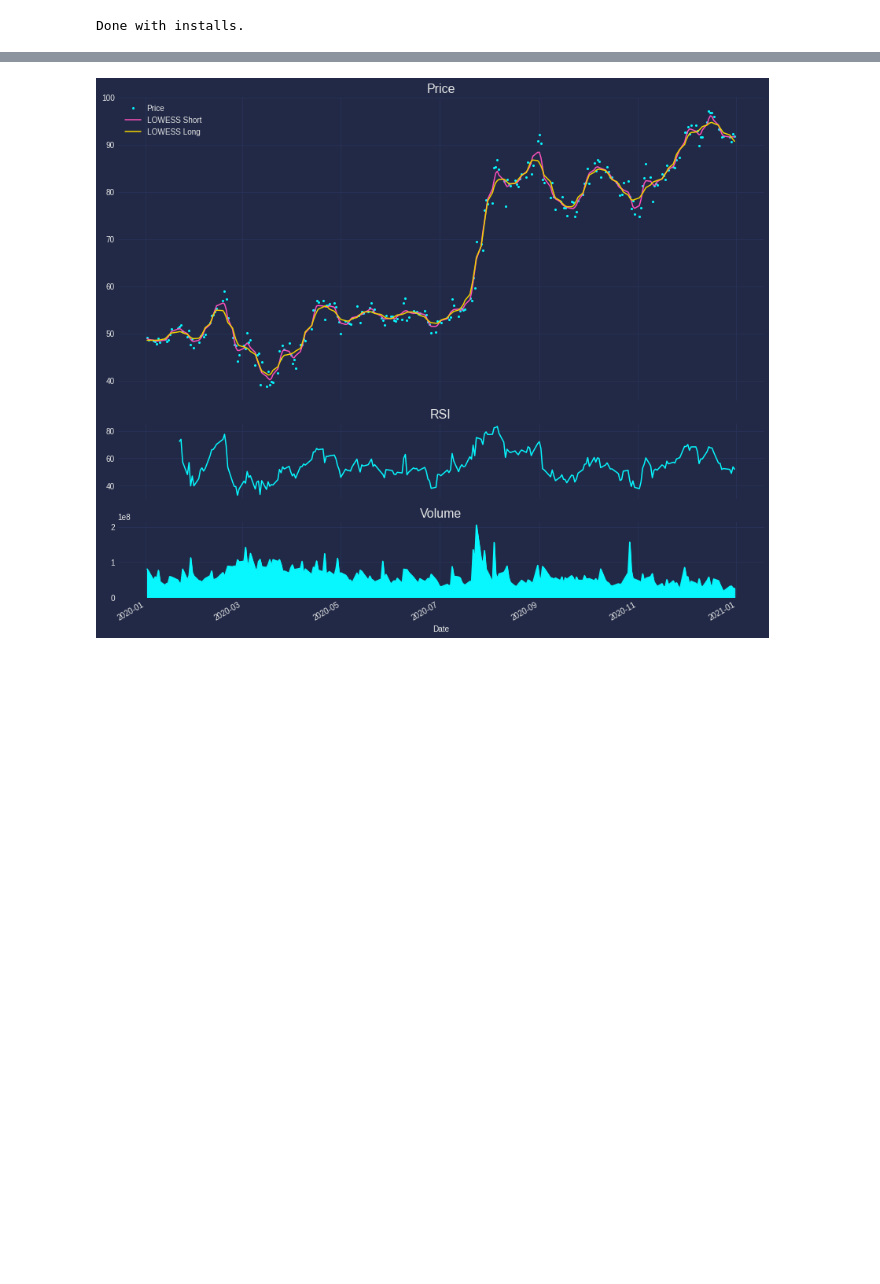
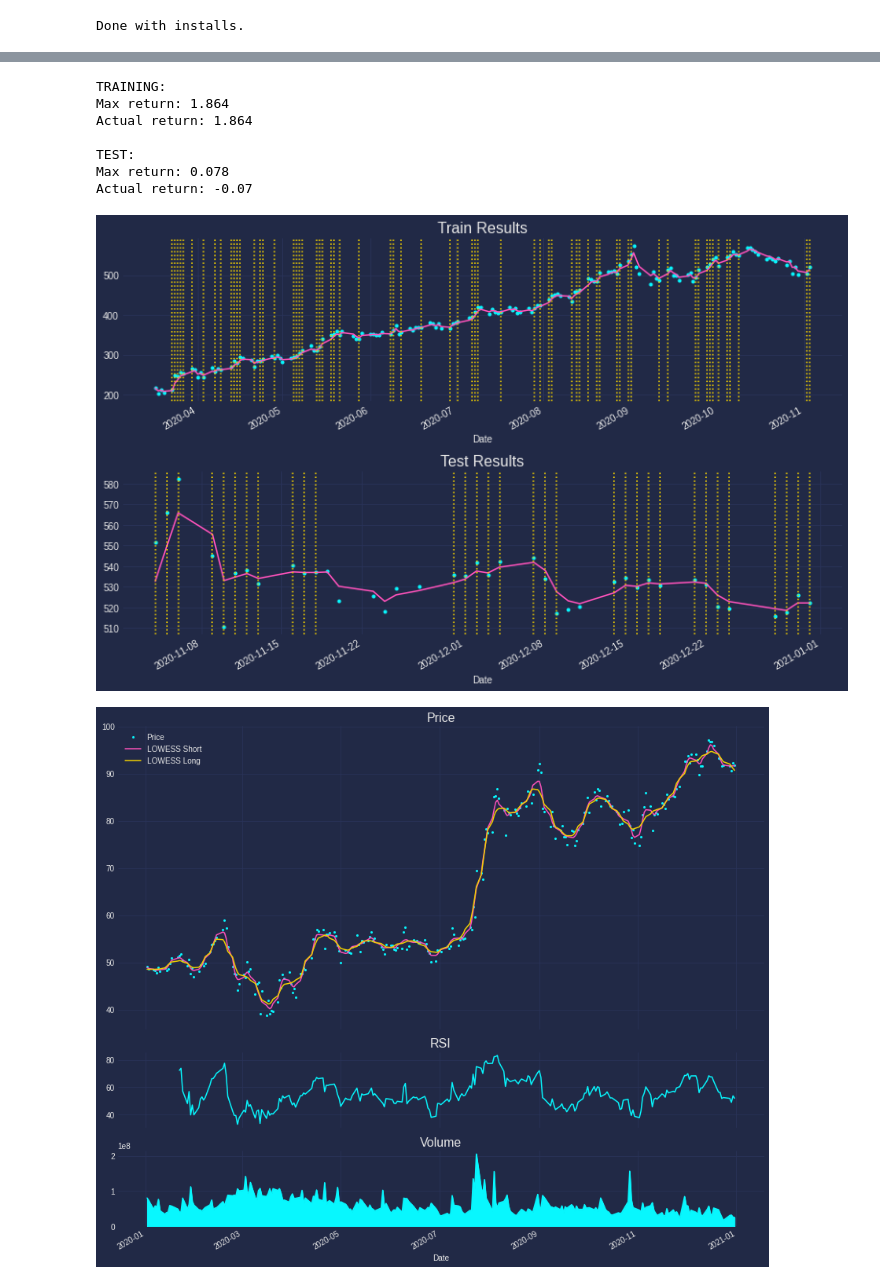
Before and after one commit to masta-g3/robinmodel, a Jupyter notebook: robinmodel.ipynb, the cells around one changed output, grey strips where cells are left out. Saved outputs shown, nothing was run; the diff lists cells and outputs as text; code cells hidden in the pictures; blank space fills up the shorter version.

```diff
--- a/robinmodel.ipynb
+++ b/robinmodel.ipynb
@@ -38,3 +165,39 @@ stock_df = stock.history(start='2020-01-01', end='2021-01-01')
+# %%
+## Train.
+fig, axs = plt.subplots(figsize=(11, 7), nrows=2, sharey=False)
+
+ax = axs[0]
+train_df['Close'].plot(ax=ax, ls='', marker='o', markersize=3)
+train_df['Close_Smooth'].plot(ax=ax)
+[ax.axvline(v, c=colors[2], ls=':') for v in
+ train_df.loc[train_pred.astype(bool)].index]
+ax.set_title('Train Results', size=16)
+
+print('TRAINING:')
+print('Max return:', (train_df['ret'].shift(-1) * train_df['ret_type_smooth']).sum().round(3))
+print('Actual return:', (train_df['ret'].shift(-1) * train_pred).sum().round(3))
+
+## Test.
+ax = axs[1]
+test_df['Close'].plot(ax=ax, ls='', marker='o', markersize=3)
+test_df['Close_Smooth'].plot(ax=ax)
+[ax.axvline(v, c=colors[2], ls=':') for v in
+ test_df.loc[test_pred.astype(bool)].index]
+ax.set_title('Test Results', size=16)
+fig.tight_layout()
+
+print('\nTEST:')
+print('Max return:', (test_df['ret'].shift(-1) * test_df['ret_type_smooth']).sum().round(3))
+print('Actual return:', (test_df['ret'].shift(-1) * test_pred).sum().round(3))
+# %% [output]
+TRAINING:
+Max return: 1.864
+Actual return: 1.864
+
+TEST:
+Max return: 0.078
+Actual return: -0.07
+[figure, added]
 # %%
 ## Lowess smoothers.
 smoother = LowessSmoother(smooth_fraction=0.025, iterations=1)
```
Also changed, not shown: parts of 16 cells of this notebook.
